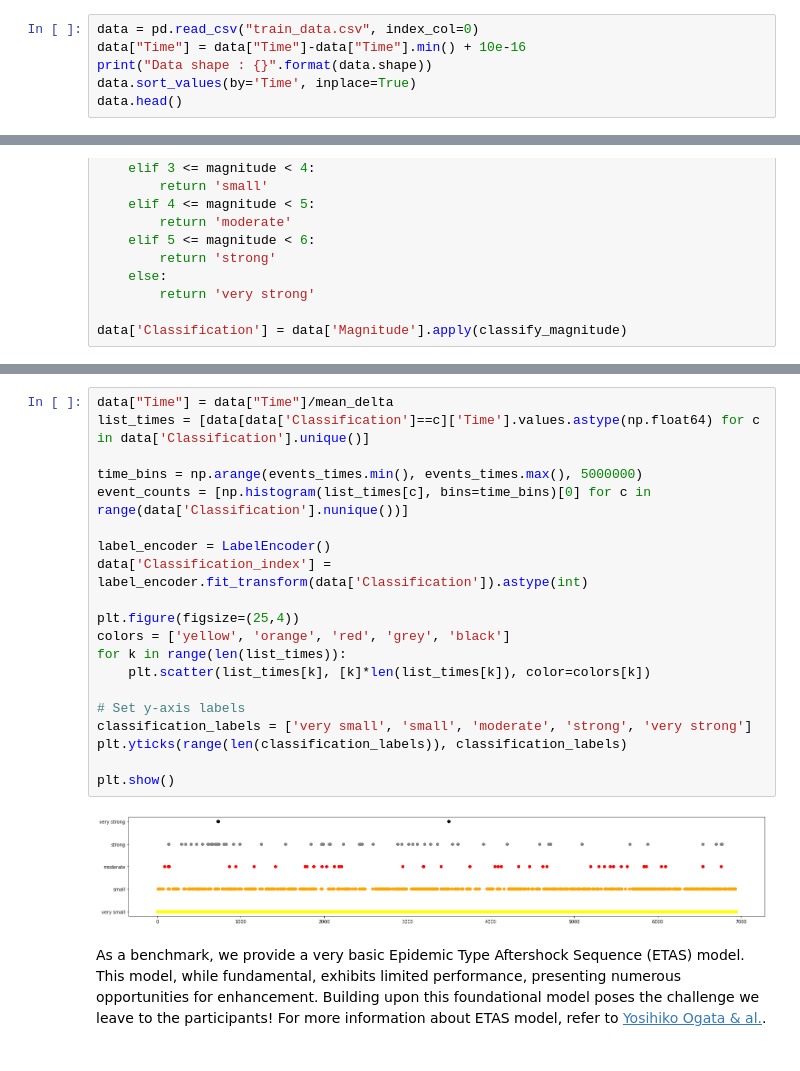
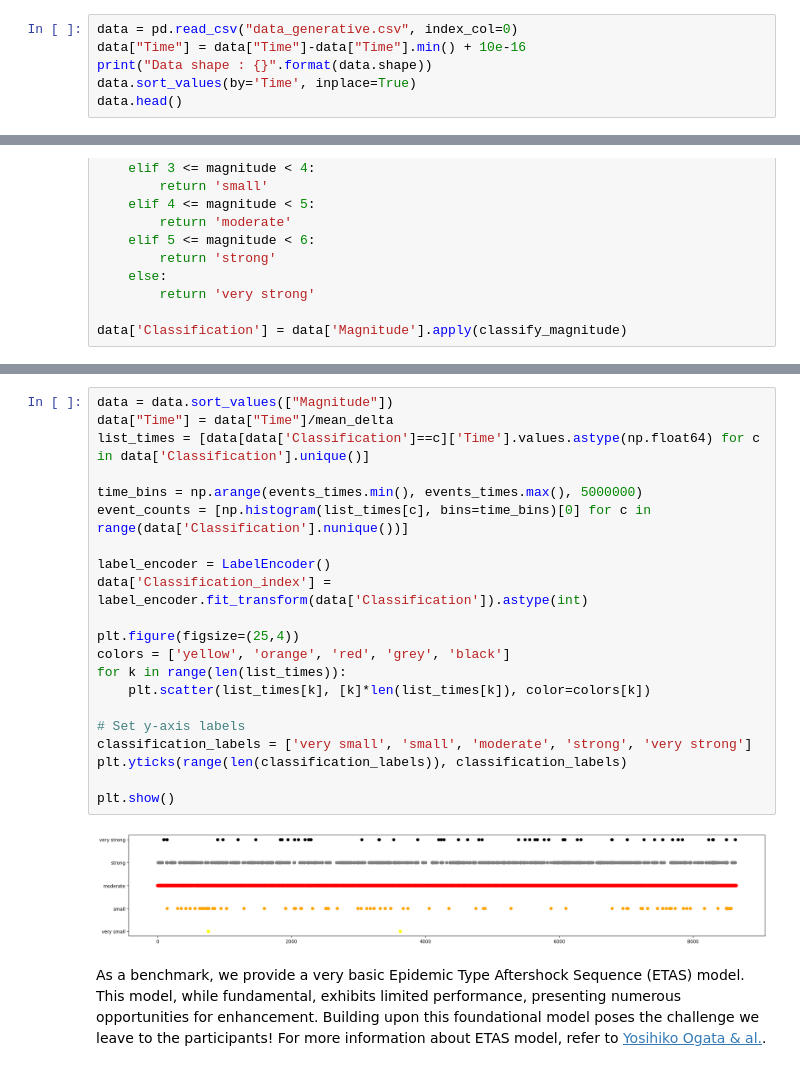
Before and after one commit to DaniloMarinho/Earthquake-generative-modelling, a Jupyter notebook: starting_kit.ipynb, the cells around one changed output, grey strips where cells are left out. Saved outputs shown, nothing was run; the diff lists cells and outputs as text.

```diff
--- a/starting_kit.ipynb
+++ b/starting_kit.ipynb
@@ -35,7 +64,7 @@ Participants are provided with a dataset containing historical records of earthq
 
 **Note :** In the datasets, timestamps are given in Unix second.
 # %%
-data = pd.read_csv("train_data.csv", index_col=0)
+data = pd.read_csv("data_generative.csv", index_col=0)
 data["Time"] = data["Time"]-data["Time"].min() + 10e-16
 print("Data shape : {}".format(data.shape))
 data.sort_values(by='Time', inplace=True)
@@ -135,25 +169,26 @@ data['Classification'] = data['Magnitude'].apply(classify_magnitude)
 # %%
+data = data.sort_values(["Magnitude"])
 data["Time"] = data["Time"]/mean_delta
 list_times = [data[data['Classification']==c]['Time'].values.astype(np.float64) for c in data['Classification'].unique()]
 
 time_bins = np.arange(events_times.min(), events_times.max(), 5000000)
 event_counts = [np.histogram(list_times[c], bins=time_bins)[0] for c in range(data['Classification'].nunique())]
 
 label_encoder = LabelEncoder()
 data['Classification_index'] = label_encoder.fit_transform(data['Classification']).astype(int)
 
 plt.figure(figsize=(25,4))
 colors = ['yellow', 'orange', 'red', 'grey', 'black']
 for k in range(len(list_times)):
     plt.scatter(list_times[k], [k]*len(list_times[k]), color=colors[k])
 
 # Set y-axis labels
 classification_labels = ['very small', 'small', 'moderate', 'strong', 'very strong']
 plt.yticks(range(len(classification_labels)), classification_labels)
 
 plt.show()
 # %% [output]
-[figure, old version]
+[figure, new version]
 # %% [markdown]
 As a benchmark, we provide a very basic Epidemic Type Aftershock Sequence (ETAS) model. This model, while fundamental, exhibits limited performance, presenting numerous opportunities for enhancement. Building upon this foundational model poses the challenge we leave to the participants! For more information about ETAS model, refer to [Yosihiko Ogata & al.](https://link.springer.com/article/10.1023/A:1003403601725).
 # %%
```
Also changed, not shown: parts of 14 cells of this notebook, 3 other files.
